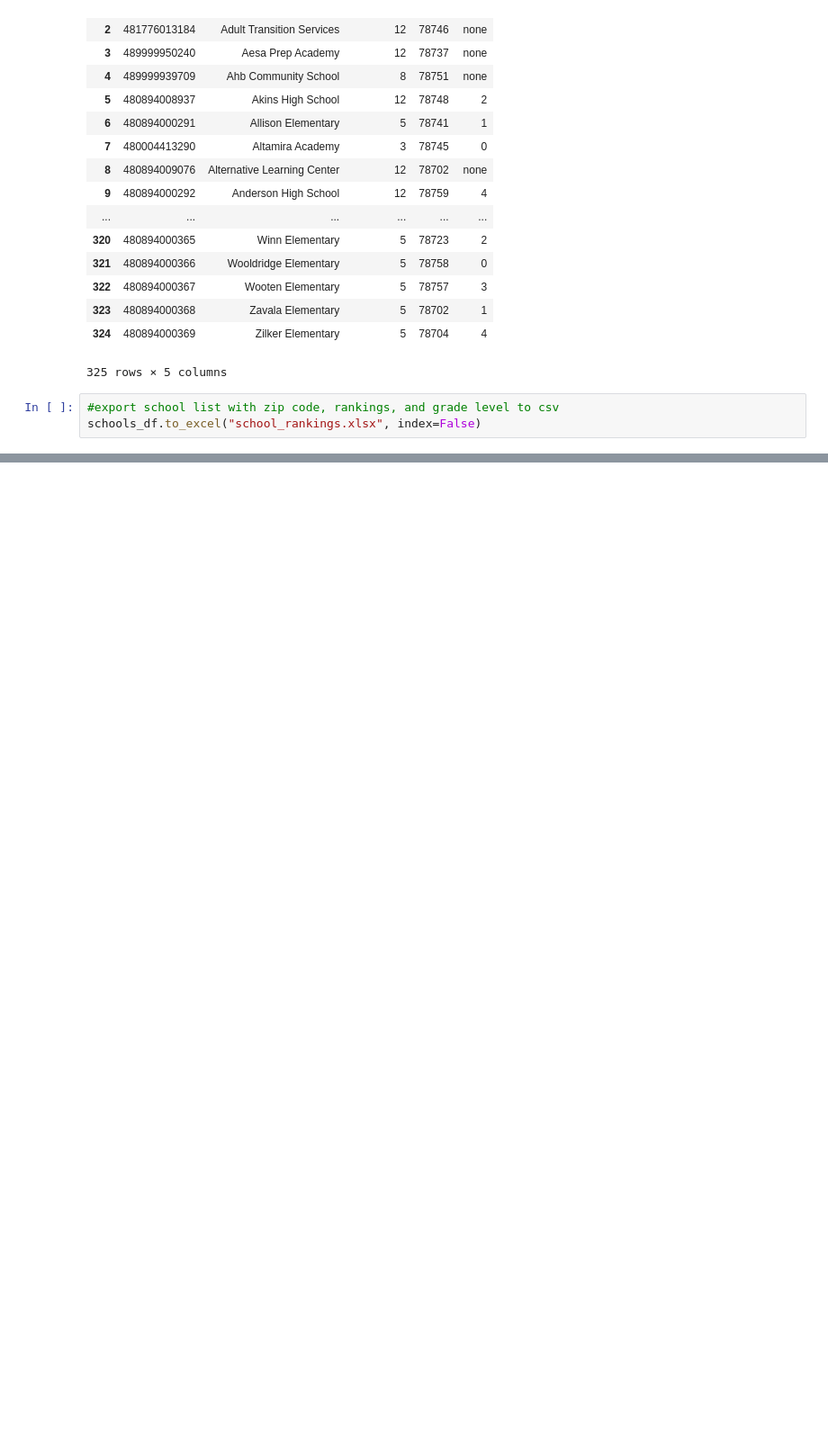
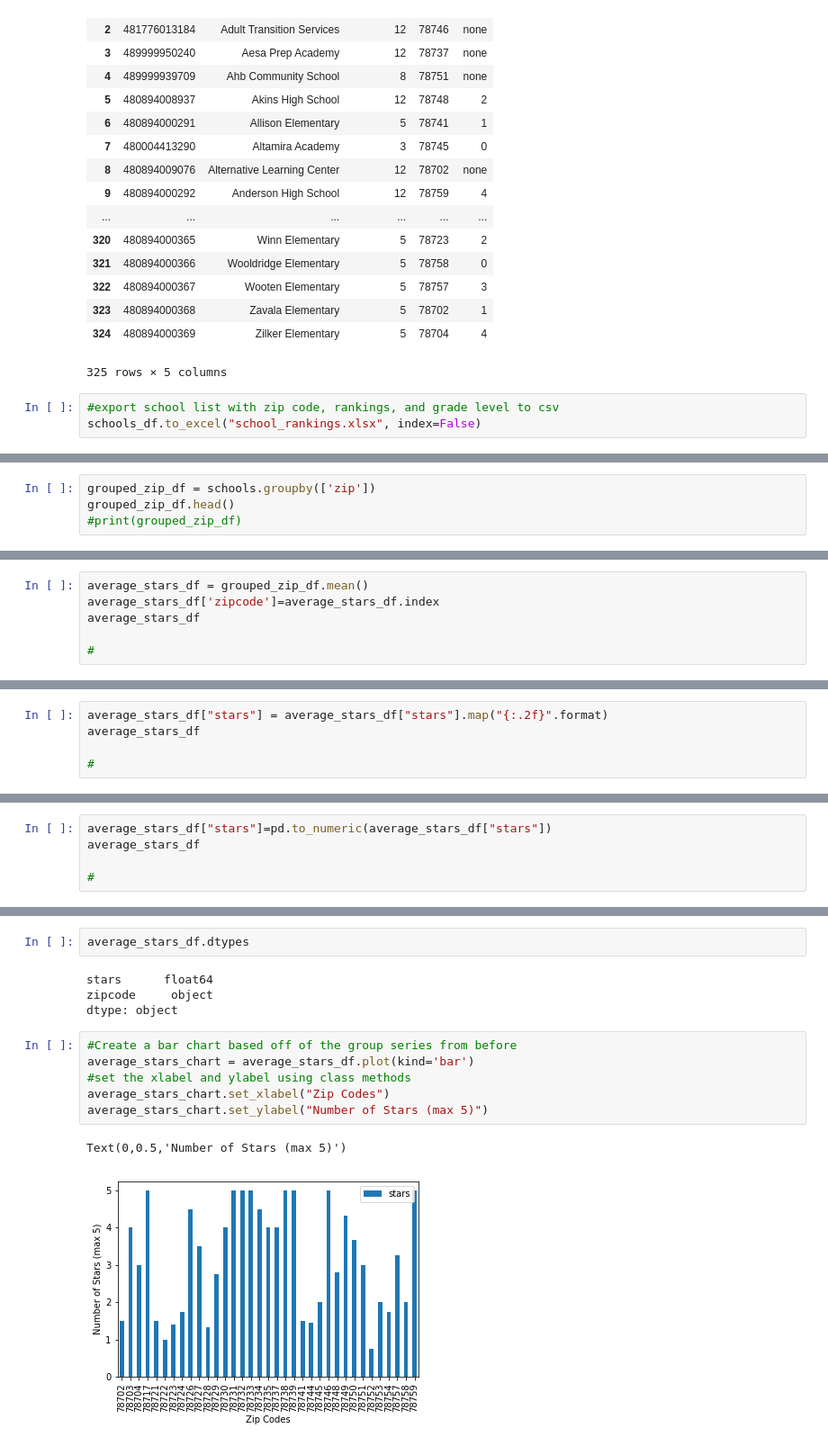
Before and after one commit to rehmanali001/Project1, a Jupyter notebook: School_Digger_Request.ipynb, the cells around one changed output, grey strips where cells are left out. Shown at 90% size. Saved outputs shown, nothing was run; the diff lists cells and outputs as text; blank space fills up the shorter version.

Commit message:
cleaned school ratings data

```diff
--- a/School_Digger_Request.ipynb
+++ b/School_Digger_Request.ipynb
@@ -167,0 +229,4 @@ schools_df.to_excel("school_rankings.xlsx", index=False)
+# %%
+grouped_zip_df = schools.groupby(['zip'])
+grouped_zip_df.head()
+#print(grouped_zip_df)
@@ -167,0 +252,6 @@ schools_df.to_excel("school_rankings.xlsx", index=False)
+# %%
+average_stars_df = grouped_zip_df.mean()
+average_stars_df['zipcode']=average_stars_df.index
+average_stars_df
+
+#
@@ -167,0 +277,5 @@ schools_df.to_excel("school_rankings.xlsx", index=False)
+# %%
+average_stars_df["stars"] = average_stars_df["stars"].map("{:.2f}".format)
+average_stars_df
+
+#
@@ -167,0 +307,5 @@ schools_df.to_excel("school_rankings.xlsx", index=False)
+# %%
+average_stars_df["stars"]=pd.to_numeric(average_stars_df["stars"])
+average_stars_df
+
+#
@@ -167,0 +331,15 @@ schools_df.to_excel("school_rankings.xlsx", index=False)
+# %%
+average_stars_df.dtypes
+# %% [output]
+stars      float64
+zipcode     object
+dtype: object
+# %%
+#Create a bar chart based off of the group series from before
+average_stars_chart = average_stars_df.plot(kind='bar')
+#set the xlabel and ylabel using class methods
+average_stars_chart.set_xlabel("Zip Codes")
+average_stars_chart.set_ylabel("Number of Stars (max 5)")
+# %% [output]
+Text(0,0.5,'Number of Stars (max 5)')
+[figure, added]
```
Also changed, not shown: parts of 13 cells of this notebook, 3 other files.
